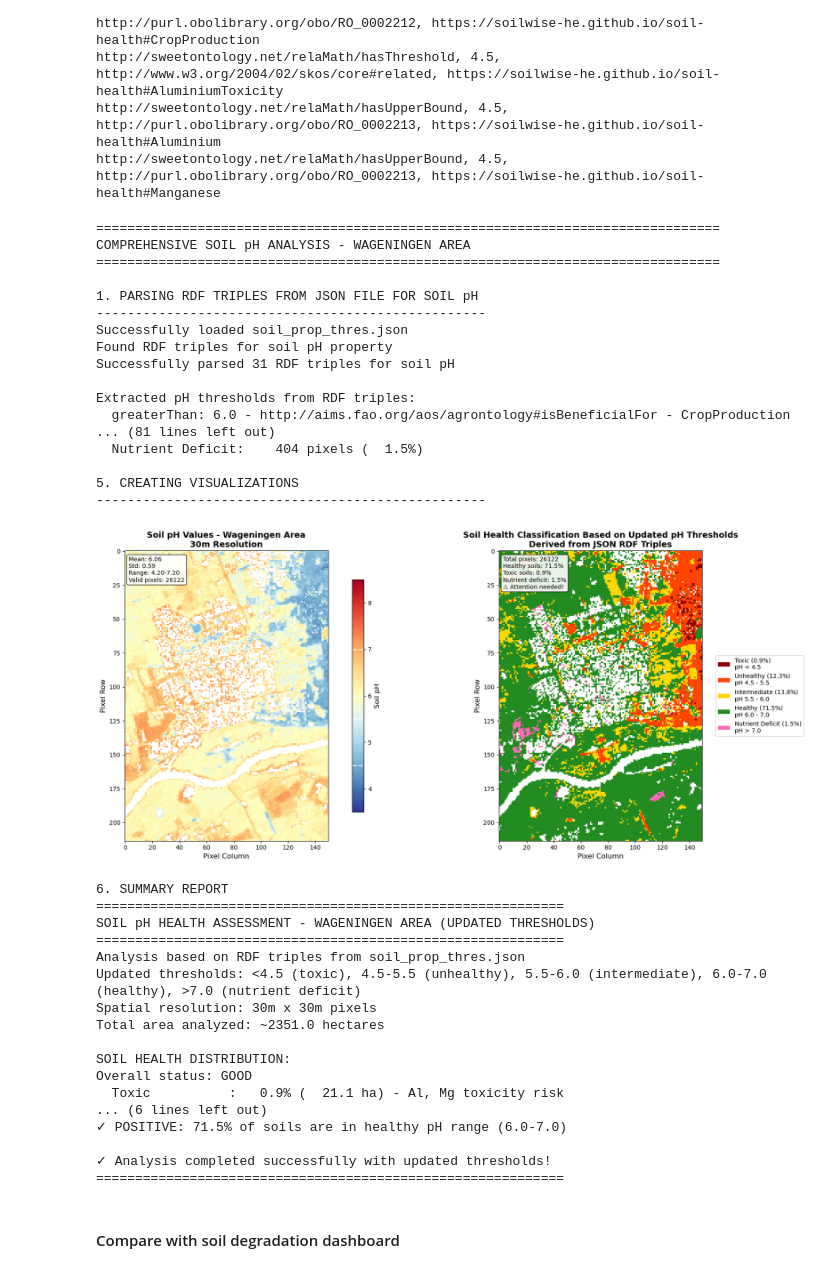
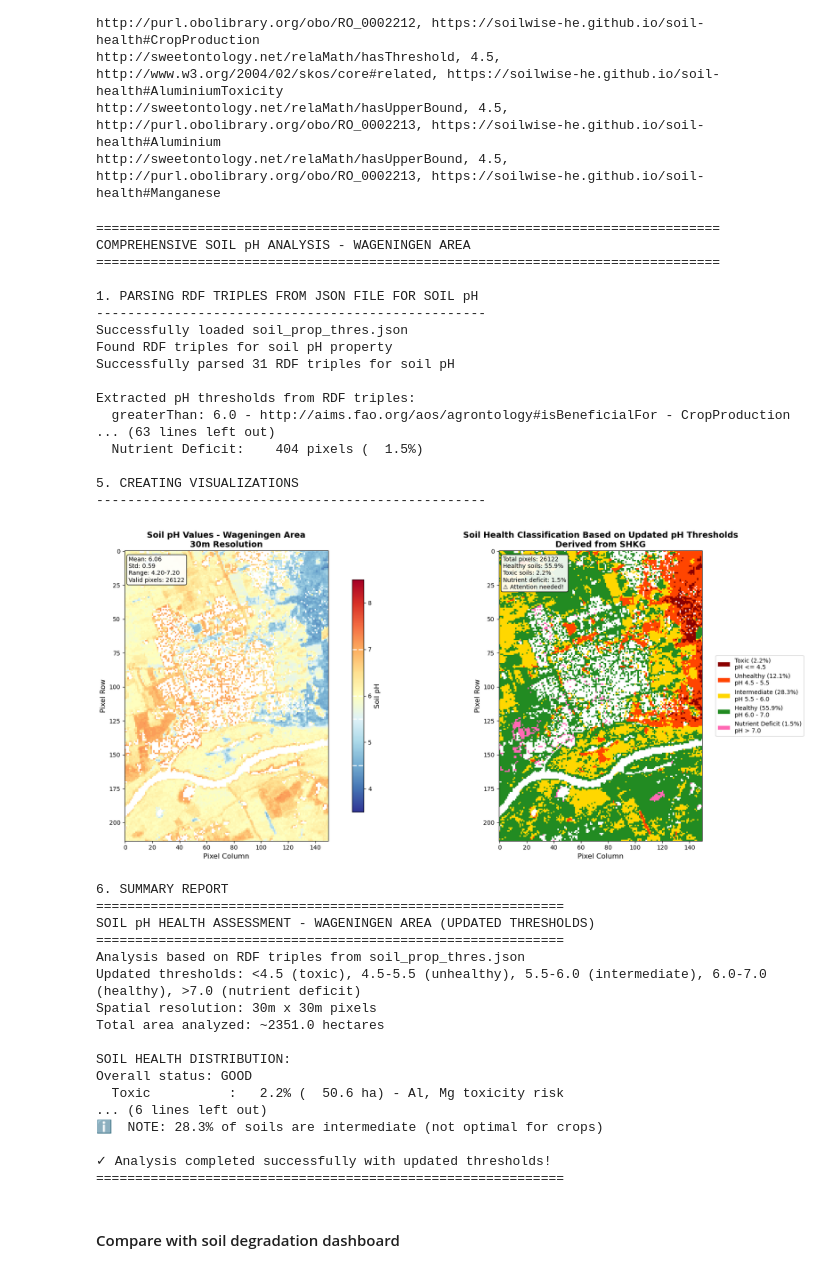
Before and after one commit to soilwise-he/KG-decision-support, a Jupyter notebook: KG_DS_system.ipynb, the cells around one changed output. Saved outputs shown, nothing was run; the diff lists cells and outputs as text; code cells hidden in the pictures.

```diff
--- a/KG_DS_system.ipynb
+++ b/KG_DS_system.ipynb
@@ -2046,11 +2046,11 @@ def classify_soil_ph_updated(ph_value):
     """Classify soil pH based on updated thresholds"""
     if pd.isna(ph_value):
         return 'Unknown'
-    elif ph_value < 4.5:  # Toxic (Al, Mg toxicity)
+    elif ph_value <= 4.5:  # Toxic (Al, Mg toxicity)
         return 'Toxic'
-    elif ph_value < 5.5:  # Unhealthy
+    elif ph_value <= 5.5:  # Unhealthy
         return 'Unhealthy'
-    elif ph_value < 6.0:  # Intermediate (not optimal for crops)
+    elif ph_value <= 6.0:  # Intermediate (not optimal for crops)
         return 'Intermediate'
     elif ph_value <= 7.0:  # Healthy
         return 'Healthy'
@@ -2059,7 +2059,7 @@ def classify_soil_ph_updated(ph_value):
 
 # Define updated color scheme and thresholds
 ph_classification_info = {
-    'Toxic': {'range': '< 4.5', 'color': '#8B0000', 'description': 'Al, Mg toxicity risk'},
+    'Toxic': {'range': '<= 4.5', 'color': '#8B0000', 'description': 'Al, Mg toxicity risk'},
     'Unhealthy': {'range': '4.5 - 5.5', 'color': '#FF4500', 'description': 'Unhealthy conditions'},
     'Intermediate': {'range': '5.5 - 6.0', 'color': '#FFD700', 'description': 'Not optimal for crops'},
     'Healthy': {'range': '6.0 - 7.0', 'color': '#228B22', 'description': 'Healthy range'},
@@ -2179,13 +2179,13 @@ if ph_data is not None:
     # Apply updated classification using RDF-derived thresholds
     for i, (category, info) in enumerate(ph_classification_info.items()):
         if category == 'Toxic':
-            mask = ph_data < 4.5  # Below aluminium toxicity threshold
+            mask = ph_data <= 4.5  # Below aluminium toxicity threshold
         elif category == 'Unhealthy':
-            mask = (ph_data >= 4.5) & (ph_data < 5.5)  # Between toxicity and zinc availability
+            mask = (ph_data > 4.5) & (ph_data <= 5.5)  # Between toxicity and zinc availability
         elif category == 'Intermediate':
-            mask = (ph_data >= 5.5) & (ph_data < 6.0)  # The optimal interval from RDF: 5.5-6.0
+            mask = (ph_data > 5.5) & (ph_data <= 6.0)  # The optimal interval from RDF: 5.5-6.0
         elif category == 'Healthy':
-            mask = (ph_data >= 6.0) & (ph_data <= 7.0)  # Beneficial for crop production
+            mask = (ph_data > 6.0) & (ph_data <= 7.0)  # Beneficial for crop production
         elif category == 'Nutrient Deficit':
             mask = ph_data > 7.0  # Above P/Zinc availability threshold
 
@@ -2248,7 +2248,7 @@ if ph_data is not None:
 
     im2 = ax2.imshow(ph_class_display, cmap=cmap_discrete, norm=norm, interpolation='nearest')
 
-    ax2.set_title('Soil Health Classification Based on Updated pH Thresholds\nDerived from JSON RDF Triples',
+    ax2.set_title('Soil Health Classification Based on Updated pH Thresholds\nDerived from SHKG',
                   fontsize=14, fontweight='bold')
     ax2.set_xlabel('Pixel Column', fontsize=12)
     ax2.set_ylabel('Pixel Row', fontsize=12)
@@ -2311,35 +2311,35 @@ if ph_data is not None:
     print("KEY FINDINGS:")
     if toxic_pct > 5:
         print(f"⚠️  WARNING: {toxic_pct:.1f}% of soils show toxic pH levels (Al, Mg toxicity risk)")
     if nutrient_deficit_pct > 5:
         print(f"⚠️  WARNING: {nutrient_deficit_pct:.1f}% of soils show nutrient deficit risk (P, zinc)")
     if healthy_pct > 70:
         print(f"✓ POSITIVE: {healthy_pct:.1f}% of soils are in healthy pH range (6.0-7.0)")
     if (np.sum(ph_classification == 2) / total_valid_pixels) * 100 > 20:  # Intermediate
         intermediate_pct = (np.sum(ph_classification == 2) / total_valid_pixels) * 100
         print(f"ℹ️  NOTE: {intermediate_pct:.1f}% of soils are intermediate (not optimal for crops)")
 
     print(f"\n✓ Analysis completed successfully with updated thresholds!")
     print("=" * 60)
 # %% [output]
 ================================================================================
 COMPREHENSIVE SOIL pH ANALYSIS - WAGENINGEN AREA
 ================================================================================
 
 1. PARSING RDF TRIPLES FROM JSON FILE FOR SOIL pH
 --------------------------------------------------
 Successfully loaded soil_prop_thres.json
 Found RDF triples for soil pH property
 Successfully parsed 31 RDF triples for soil pH
 
 Extracted pH thresholds from RDF triples:
   greaterThan: 6.0 - http://aims.fao.org/aos/agrontology#isBeneficialFor - CropProduction
-... (81 lines left out)
+... (63 lines left out)
   Nutrient Deficit:    404 pixels (  1.5%)
 
 5. CREATING VISUALIZATIONS
 --------------------------------------------------
-[figure, old version]
+[figure, new version]
 6. SUMMARY REPORT
 ============================================================
 SOIL pH HEALTH ASSESSMENT - WAGENINGEN AREA (UPDATED THRESHOLDS)
@@ -2351,9 +2351,9 @@ Total area analyzed: ~2351.0 hectares
 
 SOIL HEALTH DISTRIBUTION:
 Overall status: GOOD
-  Toxic          :   0.9% (  21.1 ha) - Al, Mg toxicity risk
+  Toxic          :   2.2% (  50.6 ha) - Al, Mg toxicity risk
 ... (6 lines left out)
-✓ POSITIVE: 71.5% of soils are in healthy pH range (6.0-7.0)
+ℹ️  NOTE: 28.3% of soils are intermediate (not optimal for crops)
 
 ✓ Analysis completed successfully with updated thresholds!
 ============================================================
```
Also changed, not shown: parts of 1 cell of this notebook.
